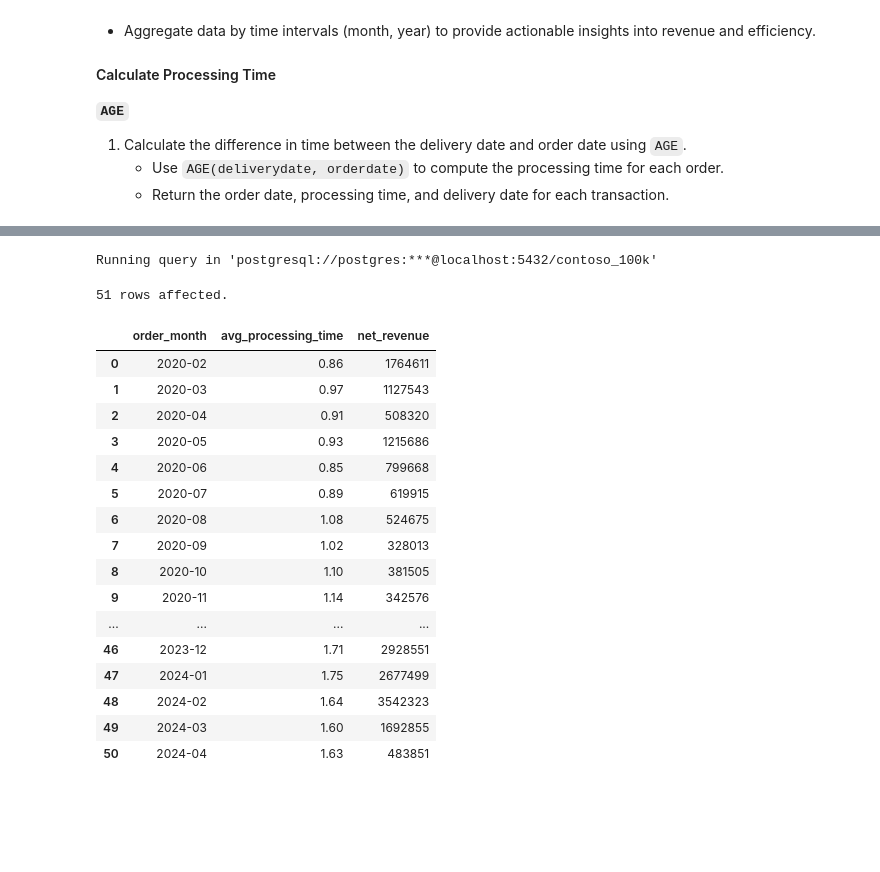
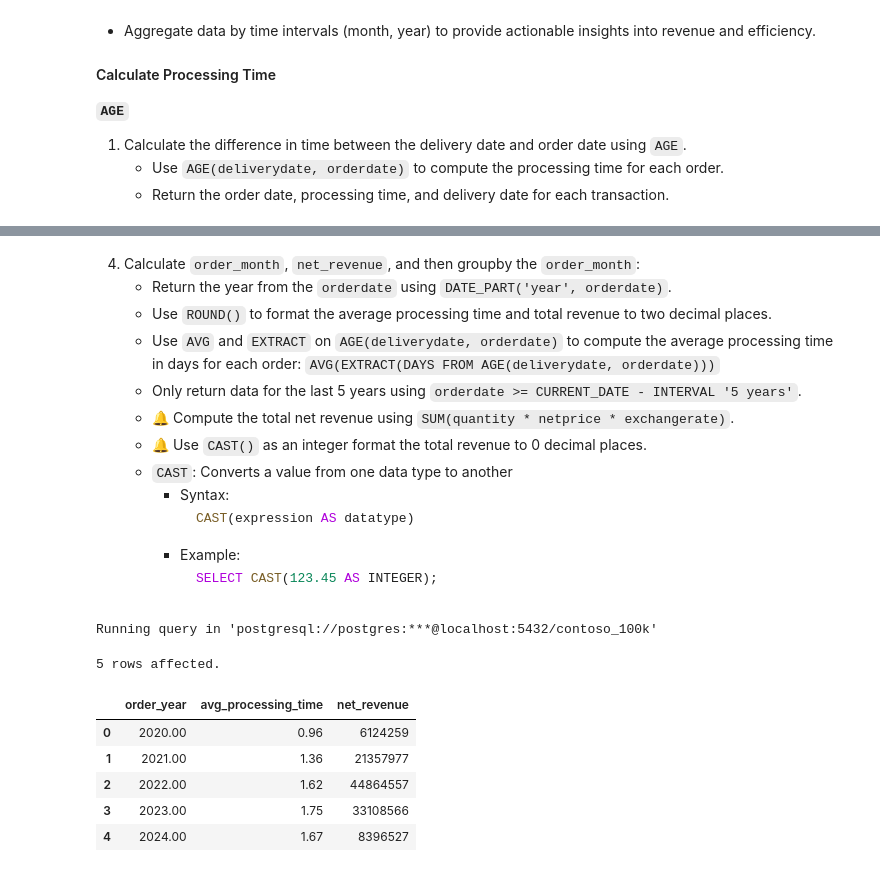
Before and after one commit to mgamzec/SQL_Data_Analytics_Project, a Jupyter notebook: 2_Date_Time/3_Date_Differences.ipynb, the cells around one changed output, grey strips where cells are left out. Cells and saved outputs as stored; diff of their text form; code cells hidden in the pictures; blank space fills up the shorter version.

````diff
--- a/2_Date_Time/3_Date_Differences.ipynb
+++ b/2_Date_Time/3_Date_Differences.ipynb
@@ -353,35 +390,41 @@ Running query in 'postgresql://postgres:***@localhost:5432/contoso_100k'
+# %% [markdown]
+4. Calculate `order_month`, `net_revenue`, and then groupby the `order_month`:
+    - Return the year from the `orderdate` using `DATE_PART('year', orderdate)`.
+    - Use `ROUND()` to format the average processing time and total revenue to two decimal places.
+    - Use `AVG` and `EXTRACT` on `AGE(deliverydate, orderdate)` to compute the average processing time in days for each order: `AVG(EXTRACT(DAYS FROM AGE(deliverydate, orderdate)))`
+    - Only return data for the last 5 years using `orderdate >= CURRENT_DATE - INTERVAL '5 years'`.
+    - 🔔 Compute the total net revenue using `SUM(quantity * netprice * exchangerate)`.
+    - 🔔 Use `CAST()` as an integer format the total revenue to 0 decimal places.
+     - `CAST`: Converts a value from one data type to another
+         - Syntax:
+             ```sql
+             CAST(expression AS datatype)
+             ```
+         - Example:
+             ```sql
+             SELECT CAST(123.45 AS INTEGER);
+             ```
 # %%
 %%sql
 
 SELECT
-    TO_CHAR(s.orderdate, 'YYYY-MM') AS order_month,
+    DATE_PART('year', orderdate) AS order_year,
     ROUND(AVG(EXTRACT(DAYS FROM AGE(deliverydate, orderdate))), 2) AS avg_processing_time,
-    CAST(SUM(quantity * netprice * exchangerate) AS INTEGER) AS net_revenue  --update
+    CAST(SUM(quantity * netprice * exchangerate) AS INTEGER) AS net_revenue  -- Added
 FROM
     sales s
 WHERE
     orderdate >= CURRENT_DATE - INTERVAL '5 years'
 GROUP BY
-    order_month
+    order_year
 ORDER BY
-    order_month;
+    order_year;
 # %% [output]
 Running query in 'postgresql://postgres:***@localhost:5432/contoso_100k'
-51 rows affected.
+5 rows affected.
-|  | order_month | avg_processing_time | net_revenue |
-| 0 | 2020-02 | 0.86 | 1764611 |
-| 1 | 2020-03 | 0.97 | 1127543 |
-| 2 | 2020-04 | 0.91 | 508320 |
-| 3 | 2020-05 | 0.93 | 1215686 |
-| 4 | 2020-06 | 0.85 | 799668 |
-| 5 | 2020-07 | 0.89 | 619915 |
-| 6 | 2020-08 | 1.08 | 524675 |
-| 7 | 2020-09 | 1.02 | 328013 |
-| 8 | 2020-10 | 1.10 | 381505 |
-| 9 | 2020-11 | 1.14 | 342576 |
-| ... | ... | ... | ... |
-| 46 | 2023-12 | 1.71 | 2928551 |
-| 47 | 2024-01 | 1.75 | 2677499 |
-| 48 | 2024-02 | 1.64 | 3542323 |
-| 49 | 2024-03 | 1.60 | 1692855 |
-| 50 | 2024-04 | 1.63 | 483851 |
+|  | order_year | avg_processing_time | net_revenue |
+| 0 | 2020.00 | 0.96 | 6124259 |
+| 1 | 2021.00 | 1.36 | 21357977 |
+| 2 | 2022.00 | 1.62 | 44864557 |
+| 3 | 2023.00 | 1.75 | 33108566 |
+| 4 | 2024.00 | 1.67 | 8396527 |
````
Also changed, not shown: parts of 10 cells of this notebook, 2 other files.
